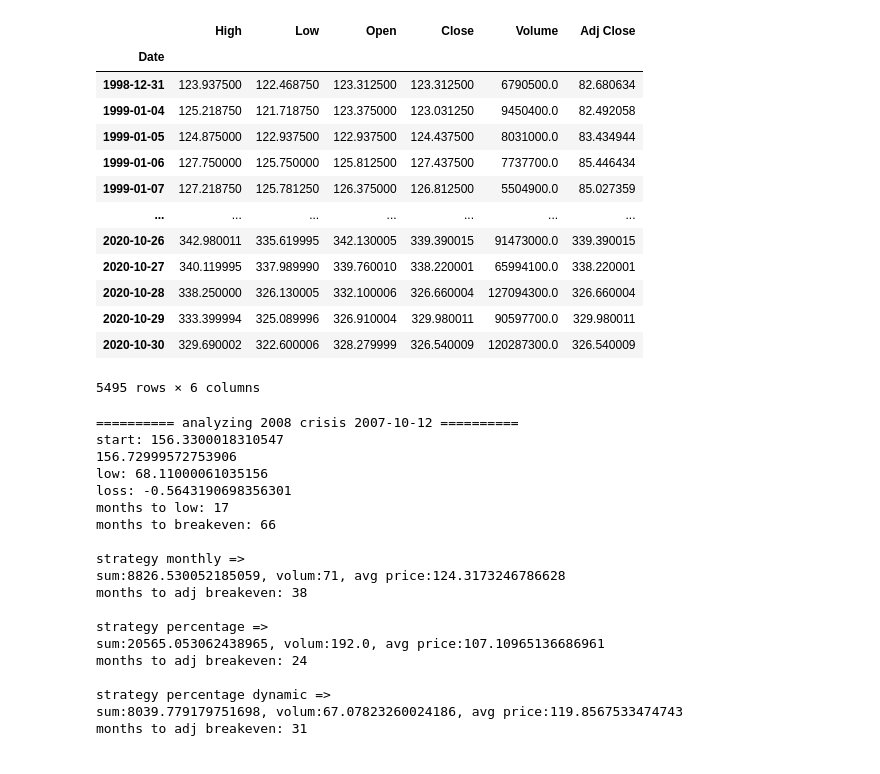
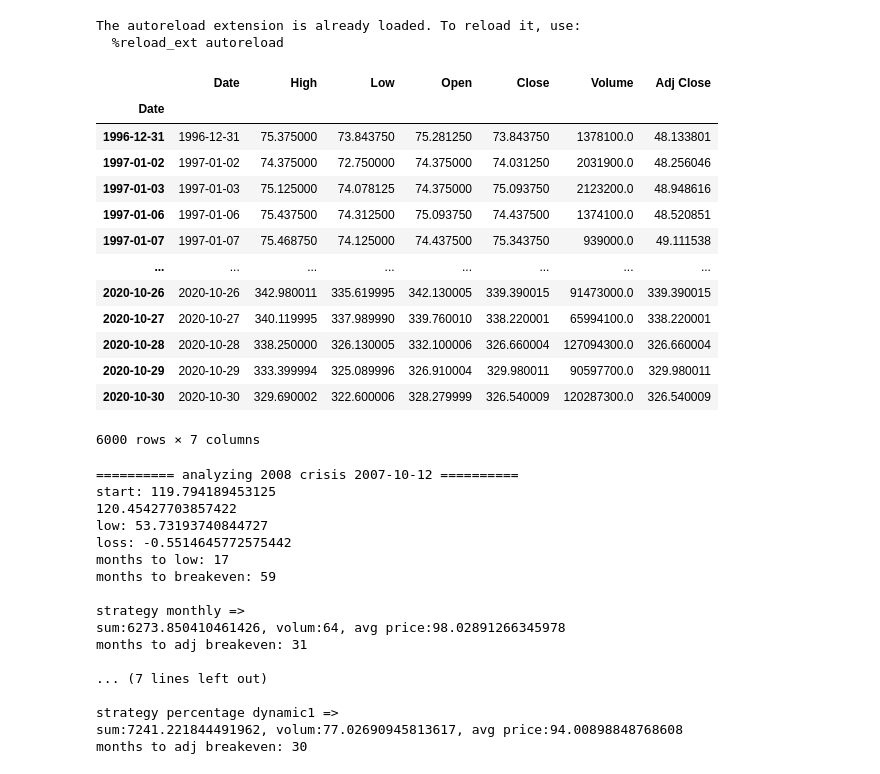
Before and after one commit to wubw/Invest, a Jupyter notebook: crisis analysis.ipynb, the cells around one changed output. Cells and saved outputs as stored; diff of their text form; code cells hidden in the pictures.

```diff
--- a/crisis analysis.ipynb
+++ b/crisis analysis.ipynb
@@ -6,20 +1,30 @@ SPY.to_csv('SPY'+'.csv')
-# %%
-SPY
-# %% [output]
-|  | High | Low | Open | Close | Volume | Adj Close |
-| Date |  |  |  |  |  |  |
-| 1998-12-31 | 123.937500 | 122.468750 | 123.312500 | 123.312500 | 6790500.0 | 82.680634 |
-| 1999-01-04 | 125.218750 | 121.718750 | 123.375000 | 123.031250 | 9450400.0 | 82.492058 |
-| 1999-01-05 | 124.875000 | 122.937500 | 122.937500 | 124.437500 | 8031000.0 | 83.434944 |
-| 1999-01-06 | 127.750000 | 125.750000 | 125.812500 | 127.437500 | 7737700.0 | 85.446434 |
-| 1999-01-07 | 127.218750 | 125.781250 | 126.375000 | 126.812500 | 5504900.0 | 85.027359 |
-| ... | ... | ... | ... | ... | ... | ... |
-| 2020-10-26 | 342.980011 | 335.619995 | 342.130005 | 339.390015 | 91473000.0 | 339.390015 |
-| 2020-10-27 | 340.119995 | 337.989990 | 339.760010 | 338.220001 | 65994100.0 | 338.220001 |
-| 2020-10-28 | 338.250000 | 326.130005 | 332.100006 | 326.660004 | 127094300.0 | 326.660004 |
-| 2020-10-29 | 333.399994 | 325.089996 | 326.910004 | 329.980011 | 90597700.0 | 329.980011 |
-| 2020-10-30 | 329.690002 | 322.600006 | 328.279999 | 326.540009 | 120287300.0 | 326.540009 |
-5495 rows × 6 columns
+# %%
+%load_ext autoreload
+%autoreload 2
+from invest_data import load_data, stickers
+
+data = load_data()
+# %% [output]
+The autoreload extension is already loaded. To reload it, use:
+  %reload_ext autoreload
+# %%
+SPY = data['SPY']
+SPY
+# %% [output]
+|  | Date | High | Low | Open | Close | Volume | Adj Close |
+| Date |  |  |  |  |  |  |  |
+| 1996-12-31 | 1996-12-31 | 75.375000 | 73.843750 | 75.281250 | 73.843750 | 1378100.0 | 48.133801 |
+| 1997-01-02 | 1997-01-02 | 74.375000 | 72.750000 | 74.375000 | 74.031250 | 2031900.0 | 48.256046 |
+| 1997-01-03 | 1997-01-03 | 75.125000 | 74.078125 | 74.375000 | 75.093750 | 2123200.0 | 48.948616 |
+| 1997-01-06 | 1997-01-06 | 75.437500 | 74.312500 | 75.093750 | 74.437500 | 1374100.0 | 48.520851 |
+| 1997-01-07 | 1997-01-07 | 75.468750 | 74.125000 | 74.437500 | 75.343750 | 939000.0 | 49.111538 |
+| ... | ... | ... | ... | ... | ... | ... | ... |
+| 2020-10-26 | 2020-10-26 | 342.980011 | 335.619995 | 342.130005 | 339.390015 | 91473000.0 | 339.390015 |
+| 2020-10-27 | 2020-10-27 | 340.119995 | 337.989990 | 339.760010 | 338.220001 | 65994100.0 | 338.220001 |
+| 2020-10-28 | 2020-10-28 | 338.250000 | 326.130005 | 332.100006 | 326.660004 | 127094300.0 | 326.660004 |
+| 2020-10-29 | 2020-10-29 | 333.399994 | 325.089996 | 326.910004 | 329.980011 | 90597700.0 | 329.980011 |
+| 2020-10-30 | 2020-10-30 | 329.690002 | 322.600006 | 328.279999 | 326.540009 | 120287300.0 | 326.540009 |
+6000 rows × 7 columns
 # %%
 from datetime import datetime, timedelta
 import math
@@ -81,7 +116,7 @@ def find_adjust_breakeven(start_dt, low_dt, s, v):
     for index, row in SPY.iterrows():
         if index <= low_dt:
             continue
-        if row['Close'] > avg_price:
+        if row['Adj Close'] > avg_price:
             months_to_adj_breakeven = index - start_dt
             months_to_adj_breakeven = math.ceil(months_to_adj_breakeven.days/30.4)
             return months_to_adj_breakeven
@@ -89,7 +124,7 @@ def find_adjust_breakeven(start_dt, low_dt, s, v):
 def analyze_crisis(msg, start_time):
     print('========== analyzing ' + msg + ' ' + start_time + ' ========== ')
 
-    high = SPY.loc[start_time]['Close'] #2008 最高点开始套牢
+    high = SPY.loc[start_time]['Adj Close'] #2008 最高点开始套牢
     print('start: ' + str(high))
     start_dt = datetime.strptime(start_time, '%Y-%m-%d')
 
@@ -101,7 +136,7 @@ def analyze_crisis(msg, start_time):
         if index <= start_dt:
             continue
         flag_crisis_start = True
-        val = row['Close']
+        val = row['Adj Close']
         if val < low:
             low = val
             low_dt = index
@@ -141,27 +176,30 @@ def analyze_crisis(msg, start_time):
     months_to_adj_breakeven3 = find_adjust_breakeven(start_dt, low_dt, s3, v3)
     print("months to adj breakeven: " + str(months_to_adj_breakeven3)+'\r\n')
 
+    print('strategy percentage dynamic1 => ')
+    s4, v4 = strategy_monthly_dynamic1(volum, SPY_sum, months_to_breakeven, start_dt, high)
+    months_to_adj_breakeven4 = find_adjust_breakeven(start_dt, low_dt, s4, v4)
+    print("months to adj breakeven: " + str(months_to_adj_breakeven4)+'\r\n')
+
 analyze_crisis('2008 crisis', start_time='2007-10-12')
 # %% [output]
 ========== analyzing 2008 crisis 2007-10-12 ==========
-start: 156.3300018310547
-156.72999572753906
-low: 68.11000061035156
-loss: -0.5643190698356301
+start: 119.794189453125
+120.45427703857422
+low: 53.73193740844727
+loss: -0.5514645772575442
 months to low: 17
-months to breakeven: 66
+months to breakeven: 59
 
 strategy monthly =>
-sum:8826.530052185059, volum:71, avg price:124.3173246786628
-months to adj breakeven: 38
+sum:6273.850410461426, volum:64, avg price:98.02891266345978
+months to adj breakeven: 31
 
-strategy percentage =>
-sum:20565.053062438965, volum:192.0, avg price:107.10965136686961
-months to adj breakeven: 24
+... (7 lines left out)
 
-strategy percentage dynamic =>
-sum:8039.779179751698, volum:67.07823260024186, avg price:119.8567533474743
-months to adj breakeven: 31
+strategy percentage dynamic1 =>
+sum:7241.221844491962, volum:77.02690945813617, avg price:94.00898848768608
+months to adj breakeven: 30
 # %%
 analyze_crisis('2000 crisis', start_time='2000-09-1')
 # %% [output]
```
Also changed, not shown: parts of 3 cells of this notebook, 26 other files.
